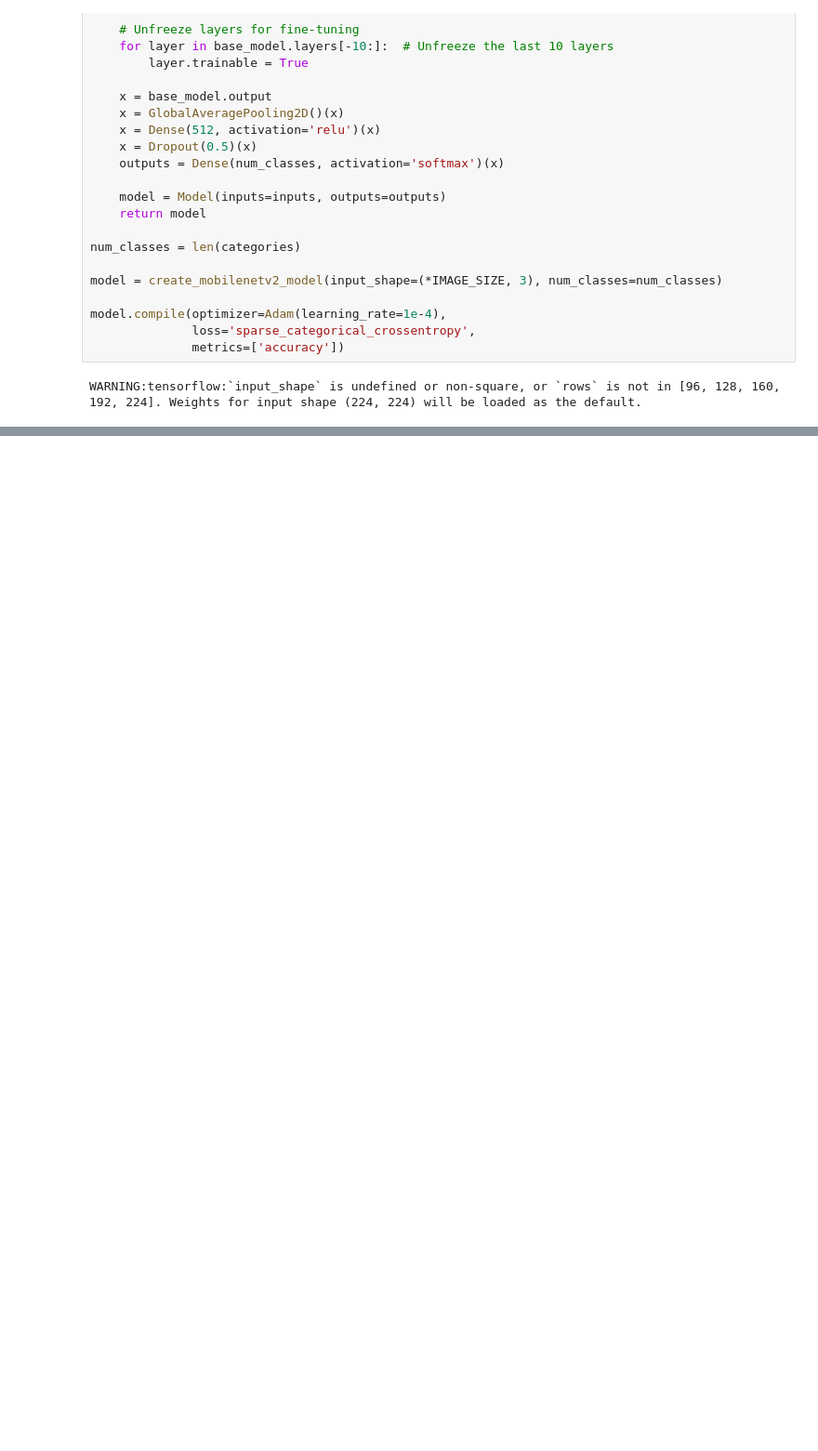
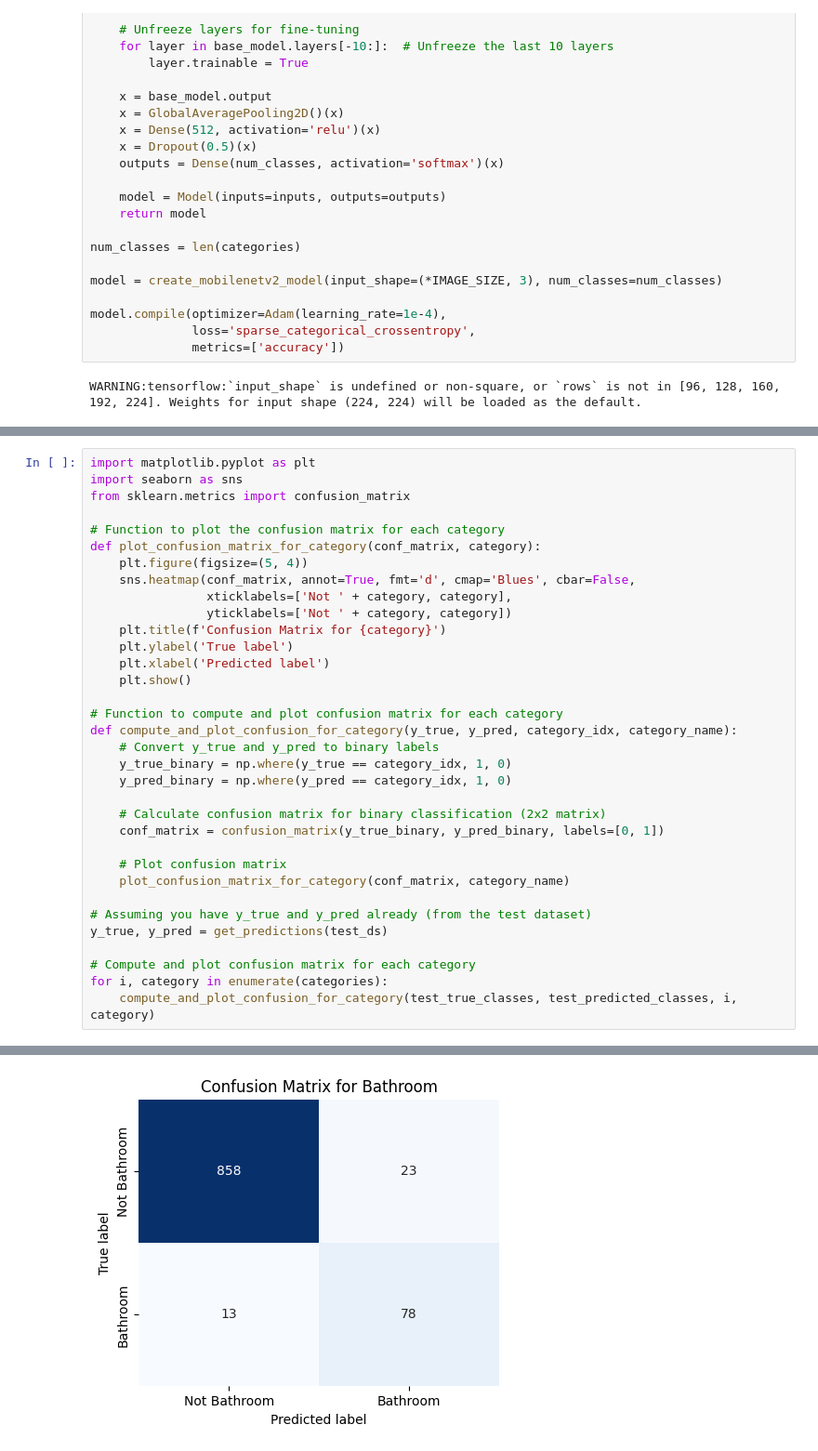
Before and after one commit to QUT-Capstone-2024/Image_Classification, a Jupyter notebook: Capstone_Image_Classification.ipynb, the cells around one changed output, grey strips where cells are left out. Shown: that part at 93% size. Saved outputs shown, nothing was run; the diff lists cells and outputs as text; blank space fills up the shorter version.

```diff
--- a/Capstone_Image_Classification.ipynb
+++ b/Capstone_Image_Classification.ipynb
@@ -318,0 +280,35 @@ NameError: name 'metadata' is not defined
+# %%
+import matplotlib.pyplot as plt
+import seaborn as sns
+from sklearn.metrics import confusion_matrix
+
+# Function to plot the confusion matrix for each category
+def plot_confusion_matrix_for_category(conf_matrix, category):
+    plt.figure(figsize=(5, 4))
+    sns.heatmap(conf_matrix, annot=True, fmt='d', cmap='Blues', cbar=False,
+                xticklabels=['Not ' + category, category],
+                yticklabels=['Not ' + category, category])
+    plt.title(f'Confusion Matrix for {category}')
+    plt.ylabel('True label')
+    plt.xlabel('Predicted label')
+    plt.show()
+
+# Function to compute and plot confusion matrix for each category
+def compute_and_plot_confusion_for_category(y_true, y_pred, category_idx, category_name):
+    # Convert y_true and y_pred to binary labels
+    y_true_binary = np.where(y_true == category_idx, 1, 0)
+    y_pred_binary = np.where(y_pred == category_idx, 1, 0)
+
+    # Calculate confusion matrix for binary classification (2x2 matrix)
+    conf_matrix = confusion_matrix(y_true_binary, y_pred_binary, labels=[0, 1])
+
+    # Plot confusion matrix
+    plot_confusion_matrix_for_category(conf_matrix, category_name)
+
+# Assuming you have y_true and y_pred already (from the test dataset)
+y_true, y_pred = get_predictions(test_ds)
+
+# Compute and plot confusion matrix for each category
+for i, category in enumerate(categories):
+    compute_and_plot_confusion_for_category(test_true_classes, test_predicted_classes, i, category)
+# %% [output]
@@ -318,0 +319 @@ NameError: name 'metadata' is not defined
+[figure, added]
```
Also changed, not shown: parts of 5 cells of this notebook, 10 other files.
